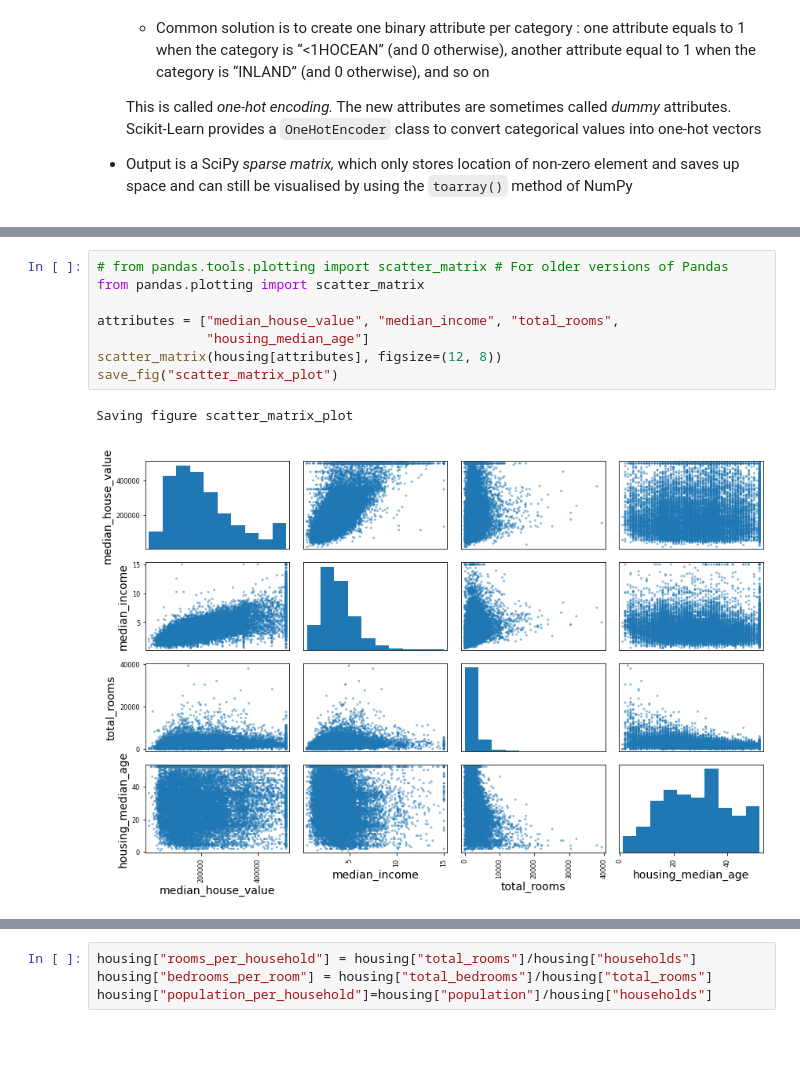
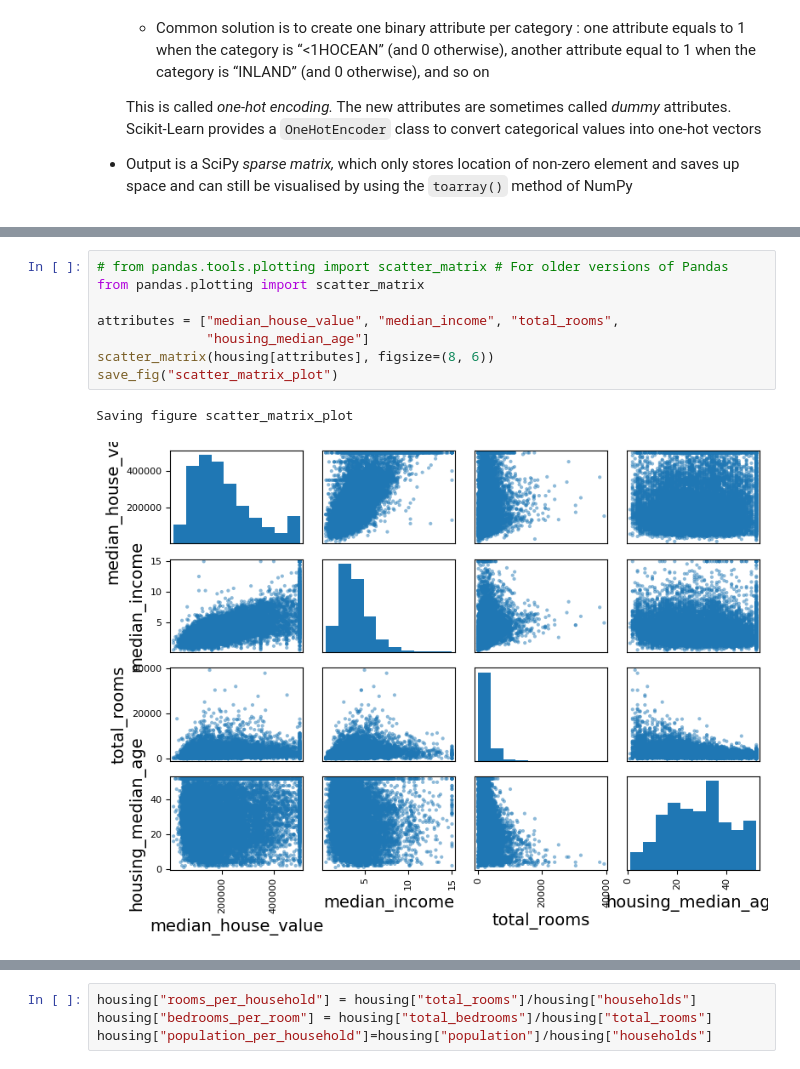
Before and after one commit to regional-specter/Learning-ML, a Jupyter notebook: ML Books Practice/Hands-On ML/02_end_to_end_machine_learning_project.ipynb, the cells around one changed output, grey strips where cells are left out. Drawn from its saved outputs; the diff is of its cells as text; blank space fills up the shorter version.

```diff
--- a/ML Books Practice/Hands-On ML/02_end_to_end_machine_learning_project.ipynb
+++ b/ML Books Practice/Hands-On ML/02_end_to_end_machine_learning_project.ipynb
@@ -388,11 +410,11 @@ ValueError: could not convert string to float: 'NEAR BAY'
 # %%
 # from pandas.tools.plotting import scatter_matrix # For older versions of Pandas
 from pandas.plotting import scatter_matrix
 
 attributes = ["median_house_value", "median_income", "total_rooms",
               "housing_median_age"]
-scatter_matrix(housing[attributes], figsize=(12, 8))
+scatter_matrix(housing[attributes], figsize=(8, 6))
 save_fig("scatter_matrix_plot")
 # %% [output]
 Saving figure scatter_matrix_plot
-[figure, old version]
+[figure, new version]
```
Also changed, not shown: parts of 51 cells of this notebook, 6 other files.
